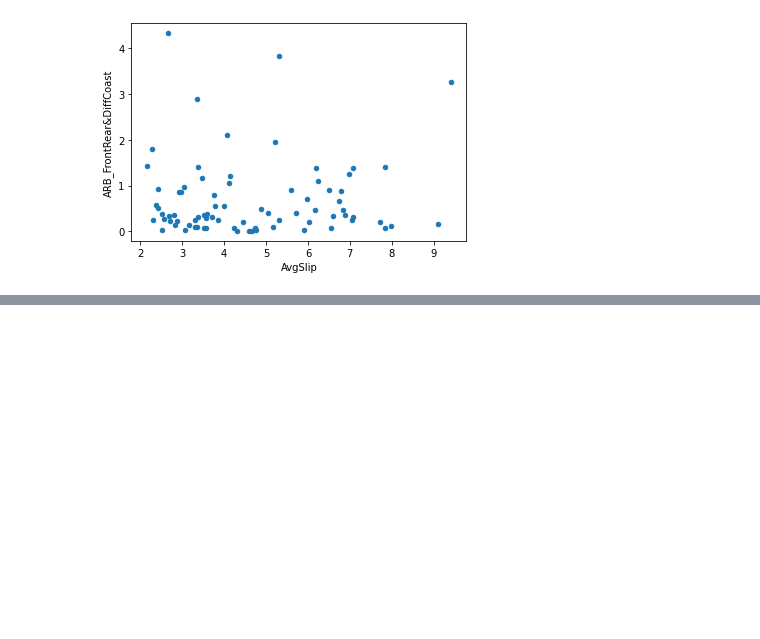
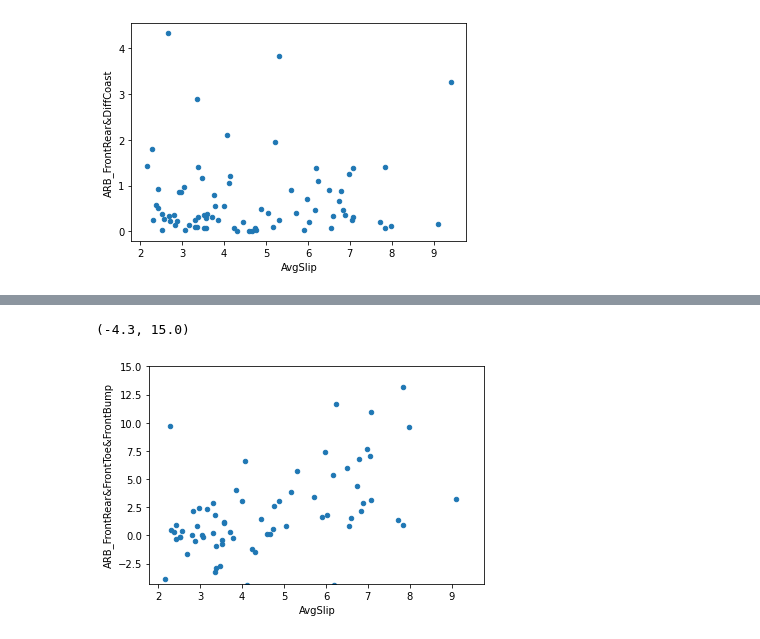
Before and after one commit to YidaChen30/RedbackRaceData, a Jupyter notebook: JupyterNoteboooks/SlipARBGraph.ipynb, the cells around one changed output, grey strips where cells are left out. Saved outputs shown, nothing was run; the diff lists cells and outputs as text; code cells hidden in the pictures; blank space fills up the shorter version.

```diff
--- a/JupyterNoteboooks/SlipARBGraph.ipynb
+++ b/JupyterNoteboooks/SlipARBGraph.ipynb
@@ -54,0 +80,6 @@ df.plot.scatter(x='AvgSlip', y='Diff_Coast')
+# %%
+ax = df.plot.scatter(x='AvgSlip', y='ARB_FrontRear&FrontToe&FrontBump')
+ax.set_ylim([-4.3, 15])
+# %% [output]
+(-4.3, 15.0)
+[figure, added]
```
Also changed, not shown: parts of 29 cells of this notebook.
